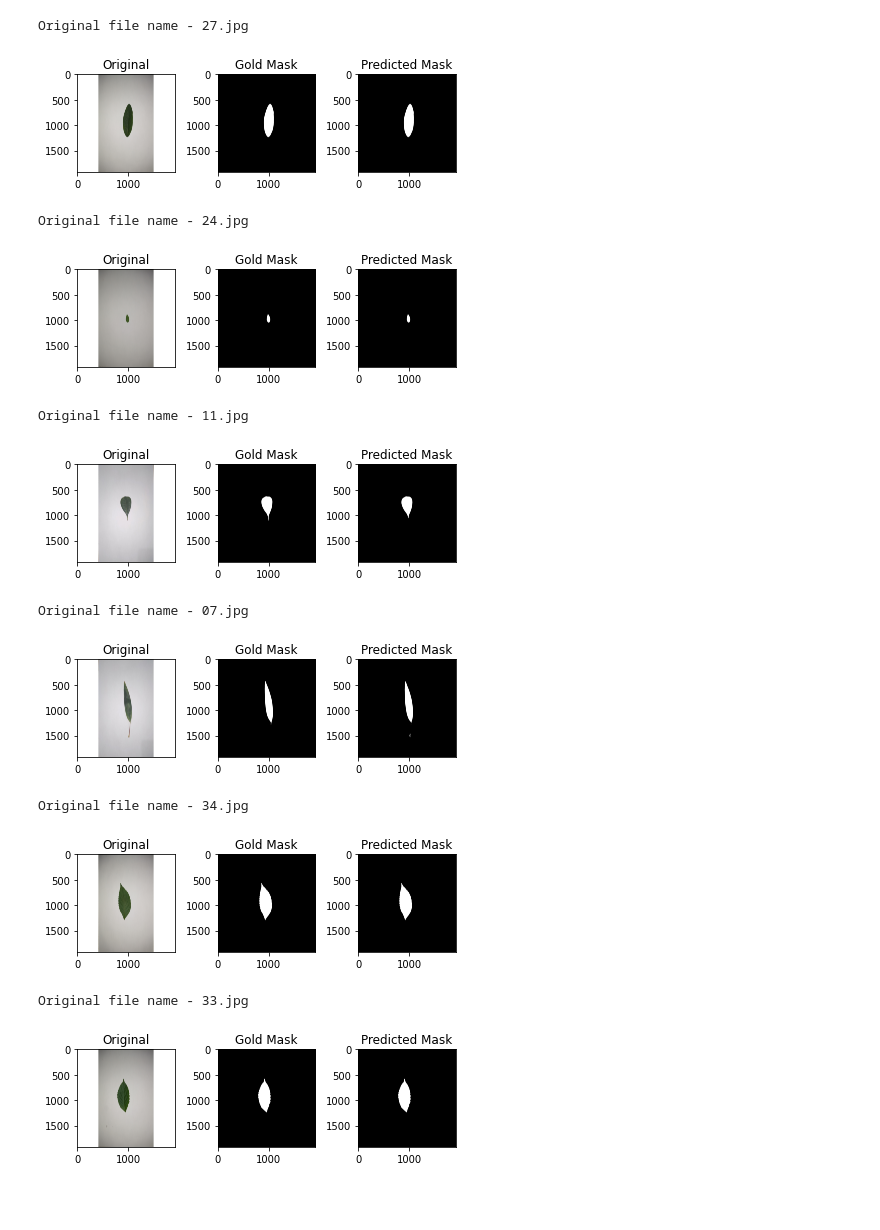
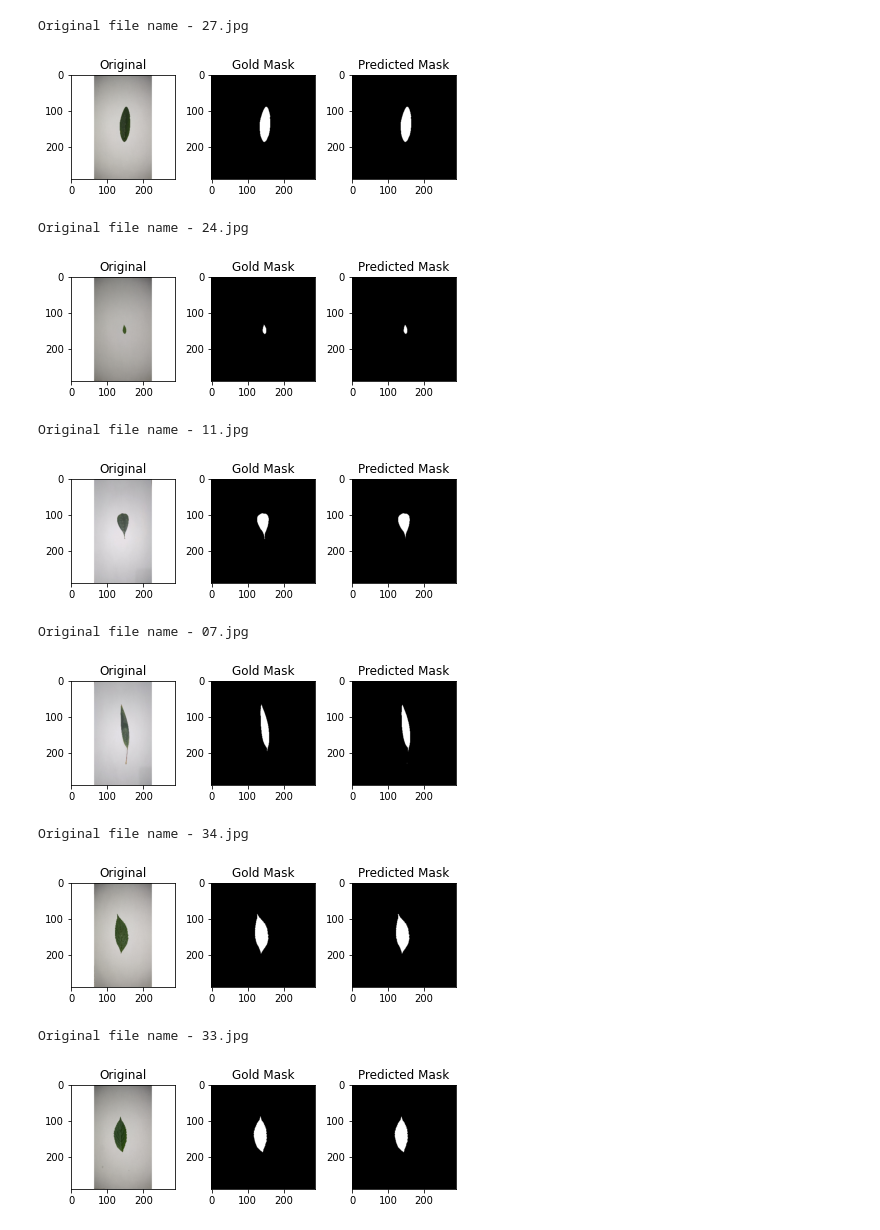
Before and after one commit to Birunda3000/Comp-cognitiva-atlantico-bootcamp, a Jupyter notebook: projeto/pdi/use_model.ipynb, the cells around one changed output. Cells and saved outputs as stored; diff of their text form; code cells hidden in the pictures; blank space fills up the shorter version.

```diff
--- a/projeto/pdi/use_model.ipynb
+++ b/projeto/pdi/use_model.ipynb
@@ -17,9 +18,10 @@ import tensorflow as tf
 DATADIR1 = '../../../_DATA_/_DATA/ORIGINAL_GOLD/Original'
 DATADIR2 = '../../../_DATA_/_DATA/ORIGINAL_GOLD/GOLD'
 TESTDIR = '../../../_DATA_/_DATA/ORIGINAL'
+OUTDIR = '../../../_DATA_/_DATA/RESULTADOS'
 # %%
 proportion = 1.77777777778 # 16:9 , aplicada na altura
-k = 33.75#k*32 menor dimensão da imagem (arrendondada)
+k = 5#k*32 menor dimensão da imagem (arrendondada)
 IMG_CHANNELS = 3
 batch_size = 5
 save_model = True
@@ -74,38 +74,42 @@ To enable them in other operations, rebuild TensorFlow with the appropriate comp
 # %%
 for i in range(len(train_predictions)):
     # making subplots
     print(f'Original file name - {original_files_names[i]}')
     fig, ax = plt.subplots(1, 3)
     # set data with subplots and plot
     ax[0].imshow(X_train[i])
     ax[0].set_title('Original')
 
     thresh = threshold_otsu( Y_train[i] )
     binary = Y_train[i] > thresh
     ax[1].imshow(binary, cmap='gray')
     ax[1].set_title('Gold Mask')
 
     grays = rgb2gray(train_predictions[i])
     thresh = threshold_otsu( grays )
     binary = grays > thresh
     ax[2].imshow(binary, cmap='gray')
     ax[2].set_title('Predicted Mask')
 
     fig.tight_layout()
+
+    path = os.path.join(OUTDIR, 'gold_original', original_files_names[i])
+    plt.savefig(path)
+
     plt.show()
 # %% [output]
 Original file name - 27.jpg
-[figure, old version]
+[figure, new version]
 Original file name - 24.jpg
-[figure, old version]
+[figure, new version]
 Original file name - 11.jpg
-[figure, old version]
+[figure, new version]
 Original file name - 07.jpg
-[figure, old version]
+[figure, new version]
 Original file name - 34.jpg
-[figure, old version]
+[figure, new version]
 Original file name - 33.jpg
-[figure, old version]
+[figure, new version]
 ... (78 outputs left out)
 # %%
 for i in range(len(test_predictions)):
```
Also changed, not shown: parts of 5 cells of this notebook, 2 other files.
